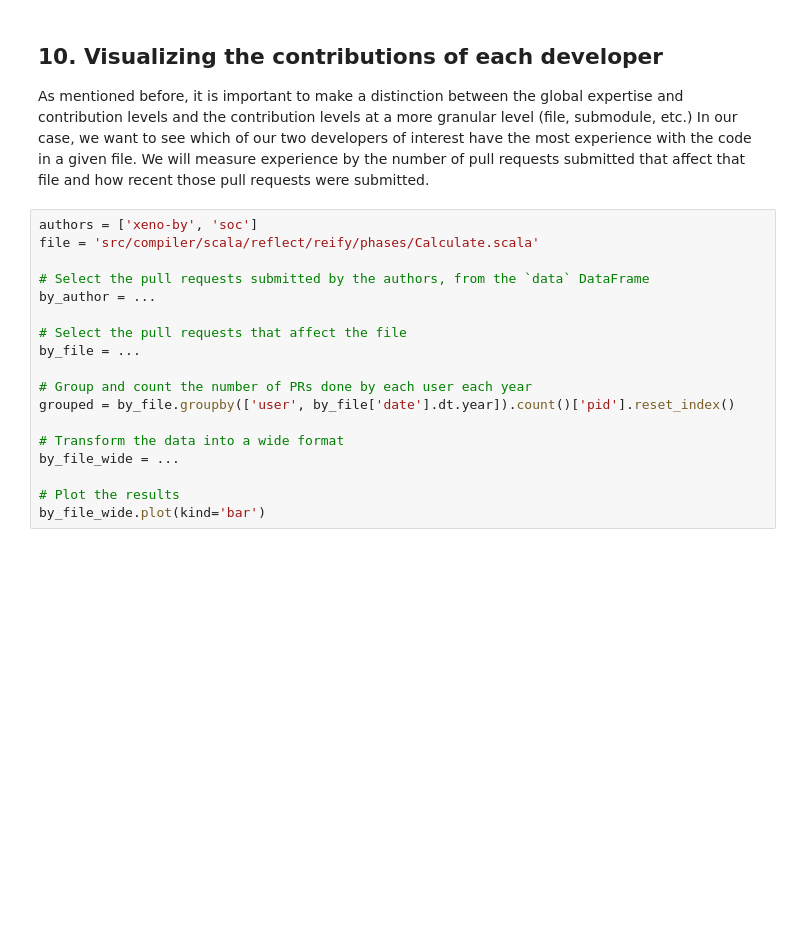
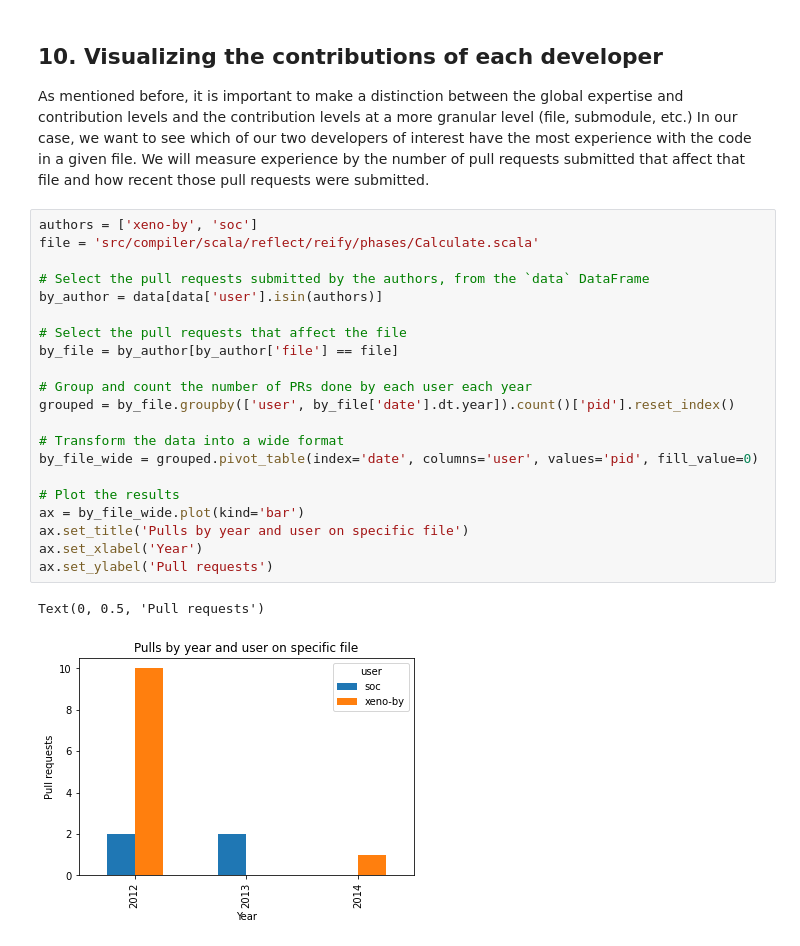
Before and after one commit to Aminzein/Exploratory-Data-Analysis, a Jupyter notebook: The GitHub History of the Scala Language/notebook.ipynb, the cells around one changed output. Saved outputs shown, nothing was run; the diff lists cells and outputs as text; blank space fills up the shorter version.

Commit message:
finished exploring scala github pull requests history

```diff
--- a/The GitHub History of the Scala Language/notebook.ipynb
+++ b/The GitHub History of the Scala Language/notebook.ipynb
@@ -163,18 +164,24 @@ counts_wide.plot(kind='bar')
 # %%
 authors = ['xeno-by', 'soc']
 file = 'src/compiler/scala/reflect/reify/phases/Calculate.scala'
 
 # Select the pull requests submitted by the authors, from the `data` DataFrame
-by_author = ...
+by_author = data[data['user'].isin(authors)]
 
 # Select the pull requests that affect the file
-by_file = ...
+by_file = by_author[by_author['file'] == file]
 
 # Group and count the number of PRs done by each user each year
 grouped = by_file.groupby(['user', by_file['date'].dt.year]).count()['pid'].reset_index()
 
 # Transform the data into a wide format
-by_file_wide = ...
+by_file_wide = grouped.pivot_table(index='date', columns='user', values='pid', fill_value=0)
 
 # Plot the results
-by_file_wide.plot(kind='bar')
+ax = by_file_wide.plot(kind='bar')
+ax.set_title('Pulls by year and user on specific file')
+ax.set_xlabel('Year')
+ax.set_ylabel('Pull requests')
+# %% [output]
+Text(0, 0.5, 'Pull requests')
+[figure, added]
```
Also changed, not shown: parts of 2 cells of this notebook.
